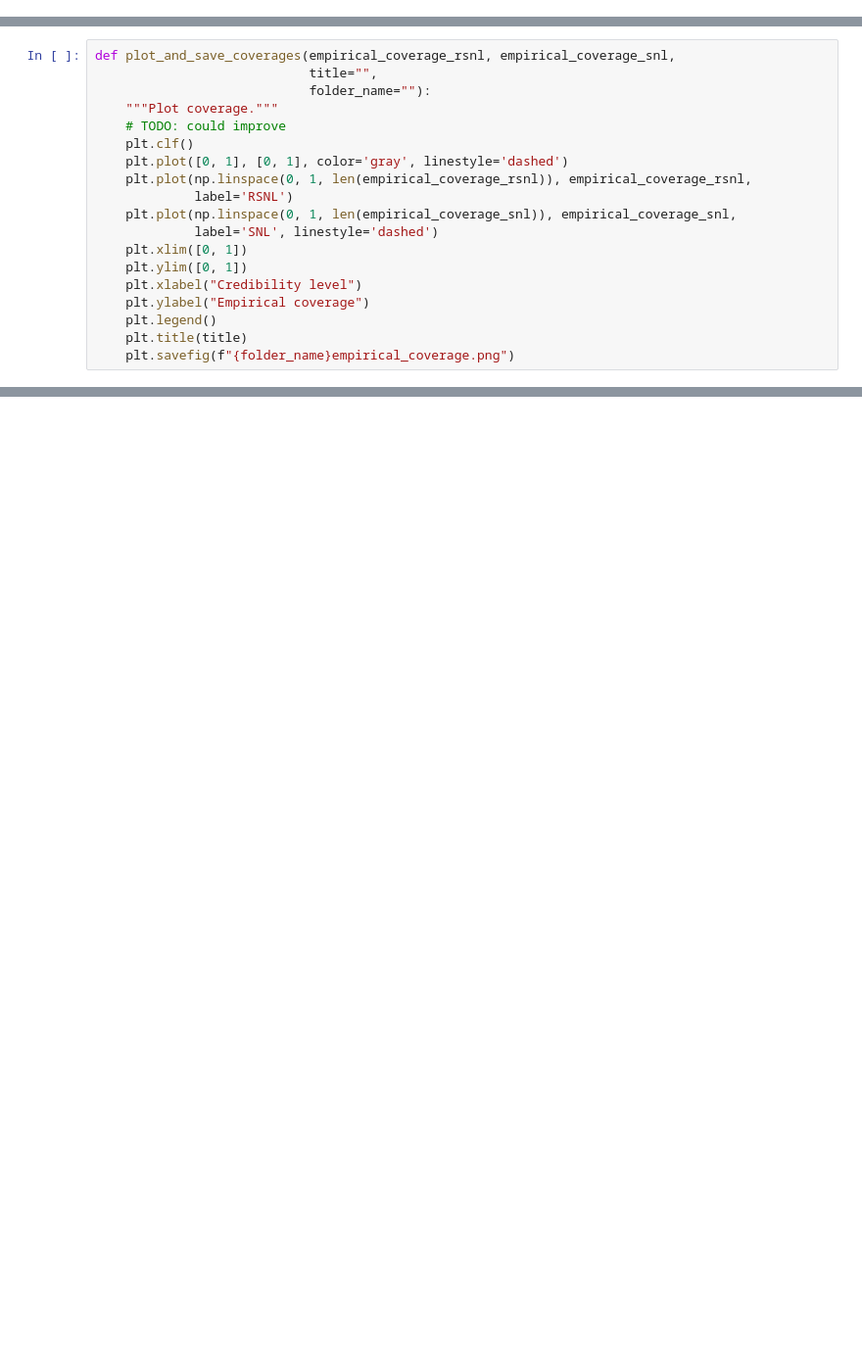
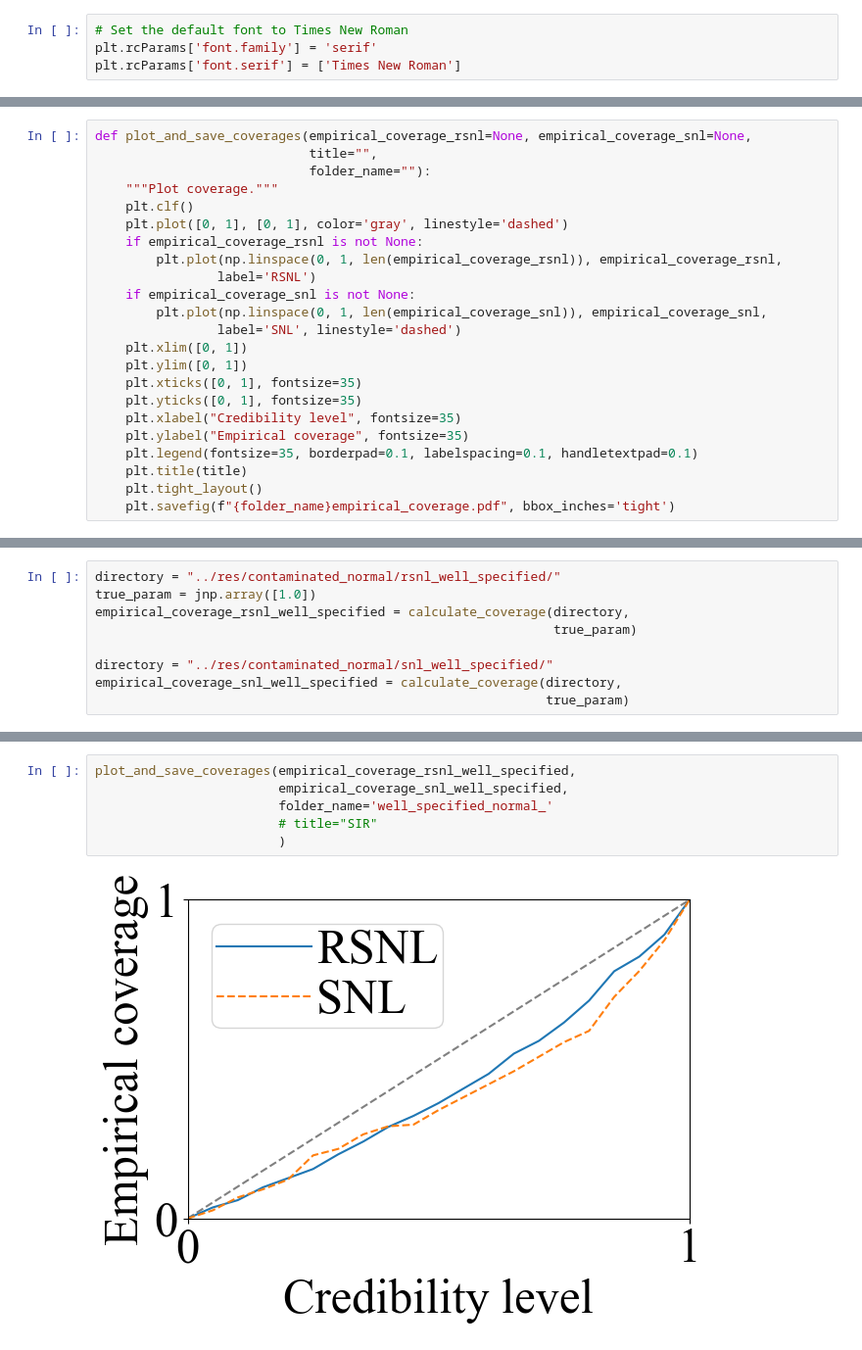
Before and after one commit to RyanJafefKelly/rsnl, a Jupyter notebook: notebooks/coverage_plots.ipynb, the cells around one changed output, grey strips where cells are left out. Shown at 98% size. Cells and saved outputs as stored; diff of their text form; blank space fills up the shorter version.

Commit message:
Update plot file names

```diff
--- a/notebooks/coverage_plots.ipynb
+++ b/notebooks/coverage_plots.ipynb
@@ -39,0 +8,4 @@ def generate_coverage_plot(directory="", title=""):  # TODO!!
+# %%
+# Set the default font to Times New Roman
+plt.rcParams['font.family'] = 'serif'
+plt.rcParams['font.serif'] = ['Times New Roman']
@@ -40,19 +60,23 @@ def generate_coverage_plot(directory="", title=""):  # TODO!!
 # %%
-def plot_and_save_coverages(empirical_coverage_rsnl, empirical_coverage_snl,
+def plot_and_save_coverages(empirical_coverage_rsnl=None, empirical_coverage_snl=None,
                             title="",
                             folder_name=""):
     """Plot coverage."""
-    # TODO: could improve
     plt.clf()
     plt.plot([0, 1], [0, 1], color='gray', linestyle='dashed')
-    plt.plot(np.linspace(0, 1, len(empirical_coverage_rsnl)), empirical_coverage_rsnl,
-             label='RSNL')
-    plt.plot(np.linspace(0, 1, len(empirical_coverage_snl)), empirical_coverage_snl,
-             label='SNL', linestyle='dashed')
+    if empirical_coverage_rsnl is not None:
+        plt.plot(np.linspace(0, 1, len(empirical_coverage_rsnl)), empirical_coverage_rsnl,
+                label='RSNL')
+    if empirical_coverage_snl is not None:
+        plt.plot(np.linspace(0, 1, len(empirical_coverage_snl)), empirical_coverage_snl,
+                label='SNL', linestyle='dashed')
     plt.xlim([0, 1])
     plt.ylim([0, 1])
-    plt.xlabel("Credibility level")
-    plt.ylabel("Empirical coverage")
-    plt.legend()
+    plt.xticks([0, 1], fontsize=35)
+    plt.yticks([0, 1], fontsize=35)
+    plt.xlabel("Credibility level", fontsize=35)
+    plt.ylabel("Empirical coverage", fontsize=35)
+    plt.legend(fontsize=35, borderpad=0.1, labelspacing=0.1, handletextpad=0.1)
     plt.title(title)
-    plt.savefig(f"{folder_name}empirical_coverage.png")
+    plt.tight_layout()
+    plt.savefig(f"{folder_name}empirical_coverage.pdf", bbox_inches='tight')
@@ -212,0 +132,9 @@ empirical_coverage:  [0.         0.         0.         0.         0.         0.
+# %%
+directory = "../res/contaminated_normal/rsnl_well_specified/"
+true_param = jnp.array([1.0])
+empirical_coverage_rsnl_well_specified = calculate_coverage(directory,
+                                                            true_param)
+
+directory = "../res/contaminated_normal/snl_well_specified/"
+empirical_coverage_snl_well_specified = calculate_coverage(directory,
+                                                           true_param)
@@ -212,0 +159,8 @@ empirical_coverage:  [0.         0.         0.         0.         0.         0.
+# %%
+plot_and_save_coverages(empirical_coverage_rsnl_well_specified,
+                        empirical_coverage_snl_well_specified,
+                        folder_name='well_specified_normal_'
+                        # title="SIR"
+                        )
+# %% [output]
+[figure, added]
```
Also changed, not shown: parts of 21 cells of this notebook, 3 other files.
